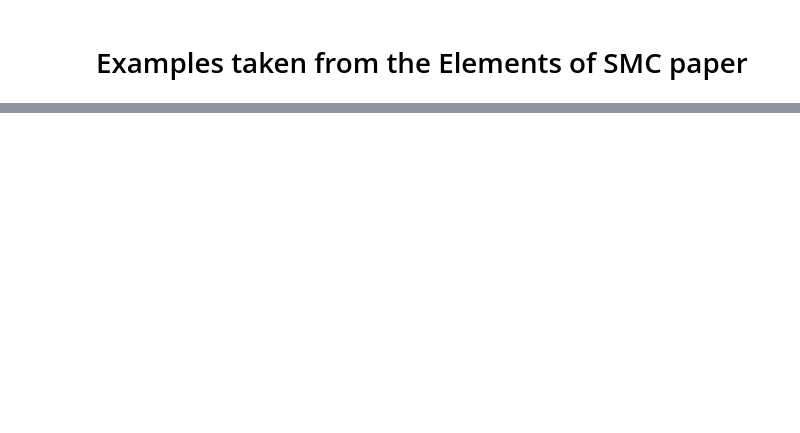
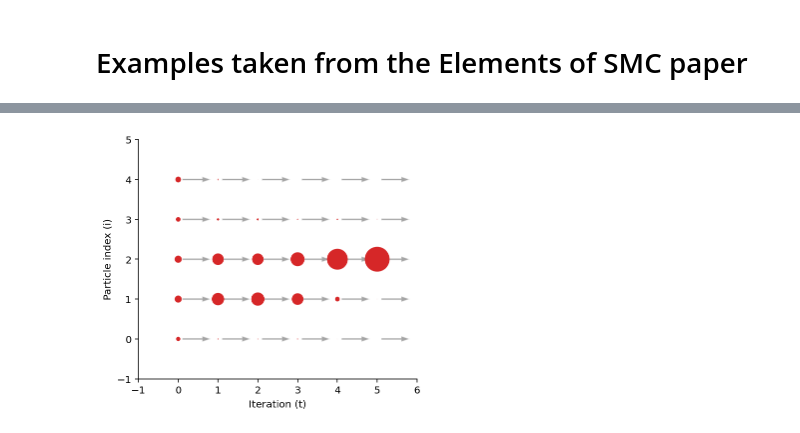
Before and after one commit to gerdm/misc, a Jupyter notebook: 2022-01/non-markovian-gaussian-sequence-model.ipynb, the cells around one changed output, grey strips where cells are left out. Saved outputs shown, nothing was run; the diff lists cells and outputs as text; code cells hidden in the pictures; blank space fills up the shorter version.

```diff
--- a/2022-01/non-markovian-gaussian-sequence-model.ipynb
+++ b/2022-01/non-markovian-gaussian-sequence-model.ipynb
@@ -79,0 +187,8 @@ plt.ylabel("$y$", fontsize=13);
+# %%
+key = jax.random.PRNGKey(2712)
+key_sample, key_filter = jax.random.split(key)
+seq_model = NonMarkovianSM(phi, beta, q, r)
+hist_target = seq_model.sample_single(key_sample, 100)
+observations = hist_target["y"]
+log_unnormalised_weights = seq_model.sequential_importance_sample(key_filter, observations, n_particles=5)
+weights = jnp.exp(log_unnormalised_weights - jax.nn.logsumexp(log_unnormalised_weights))
@@ -79,0 +204,24 @@ plt.ylabel("$y$", fontsize=13);
+# %%
+norm_cst = weights[0].sum()
+
+
+radii = 1 * weights[0] / norm_cst
+
+fig, ax = plt.subplots(figsize=(5,5))
+ax.set_aspect(1)
+for col, weights_row in enumerate(weights[:6]):
+    norm_cst = weights_row.sum()
+    radii = weights_row / norm_cst * 0.3
+    for row, rad in enumerate(radii):
+        plt.arrow(col+0.1, row, 1-0.5, 0, width=0.05, edgecolor="white", facecolor="tab:gray", alpha=0.7)
+        circle = plt.Circle((col, row), rad, color="tab:red")
+        ax.add_artist(circle)
+
+
+plt.ylim(-1, 5)
+plt.xlim(-1, 6)
+plt.xlabel("Iteration (t)")
+plt.ylabel("Particle index (i)")
+plt.xticks();
+# %% [output]
+[figure, added]
```
Also changed, not shown: parts of 12 cells of this notebook.
